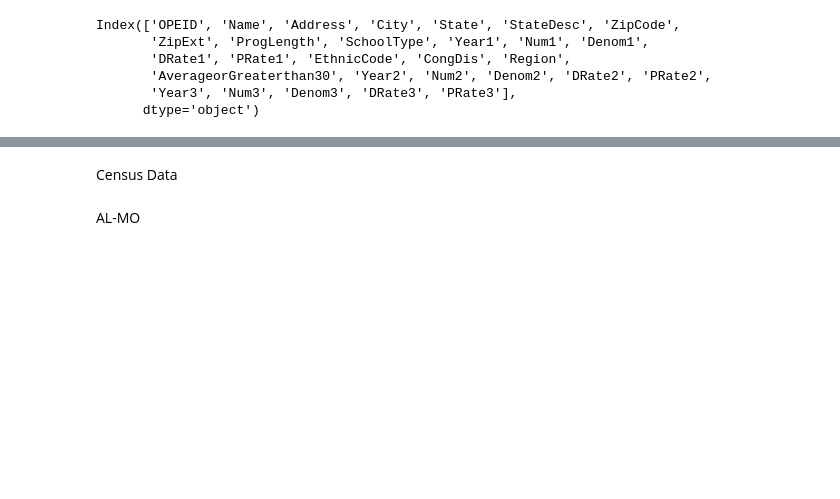
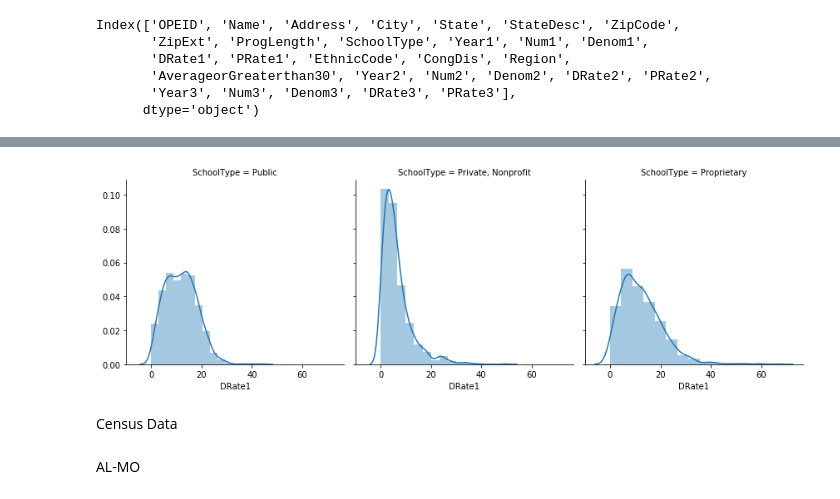
Before and after one commit to dillorr/defaultRate, a Jupyter notebook: eda/explore.ipynb, the cells around one changed output, grey strips where cells are left out. Saved outputs shown, nothing was run; the diff lists cells and outputs as text; code cells hidden in the pictures; blank space fills up the shorter version.

```diff
--- a/eda/explore.ipynb
+++ b/eda/explore.ipynb
@@ -31,3 +120,8 @@ Index(['OPEID', 'Name', 'Address', 'City', 'State', 'StateDesc', 'ZipCode',
+# %%
+dRateDistsFacet = sns.FacetGrid(dRateCopy, col="SchoolType", height=4, aspect=1)
+dRateDistsFacet = dRateDistsFacet.map(sns.distplot, "DRate1", bins=bins)
+# %% [output]
+[figure, added]
 # %% [markdown]
 Census Data
 # %% [markdown]
```
Also changed, not shown: parts of 18 cells of this notebook, 3 other files.
